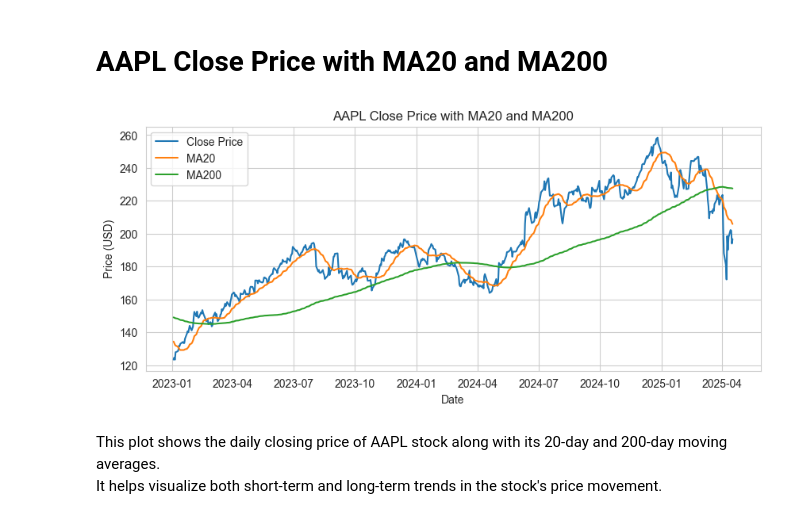
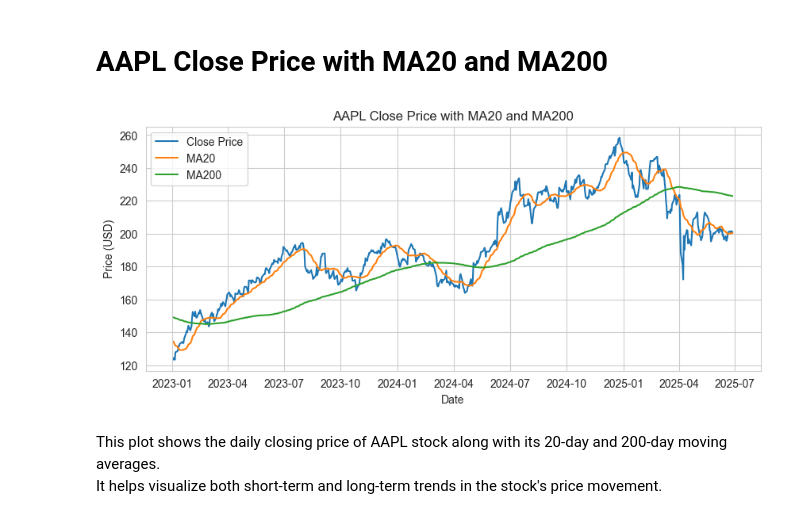
Before and after one commit to amitfiller/Stocks-Project, a Jupyter notebook: exampleProjcet.ipynb, the cells around one changed output. Cells and saved outputs as stored; diff of their text form; code cells hidden in the pictures.

```diff
--- a/exampleProjcet.ipynb
+++ b/exampleProjcet.ipynb
@@ -16,23 +16,23 @@ sns.set_style("whitegrid")
 # %% [markdown]
 # AAPL Close Price with MA20 and MA200
 # %%
-final_df = pd.read_csv('stocks_data_full.csv')
+final_df = pd.read_csv('stocks_data_full_new.csv')
 final_df['Date'] = pd.to_datetime(final_df['Date'])
 
 aapl_df = final_df[final_df['Ticker'] == 'AAPL']
 
 plt.figure(figsize=(10,4))
 plt.plot(aapl_df['Date'], aapl_df['Close'], label='Close Price')
 plt.plot(aapl_df['Date'], aapl_df['MA20'], label='MA20')
 plt.plot(aapl_df['Date'], aapl_df['MA200'], label='MA200')
 plt.title('AAPL Close Price with MA20 and MA200')
 plt.xlabel('Date')
 plt.ylabel('Price (USD)')
 plt.legend()
 plt.grid(True)
 plt.show()
 # %% [output]
-[figure, old version]
+[figure, new version]
 # %% [markdown]
 This plot shows the daily closing price of AAPL stock along with its 20-day and 200-day moving averages.
 It helps visualize both short-term and long-term trends in the stock's price movement.
```
Also changed, not shown: parts of 23 cells of this notebook.
